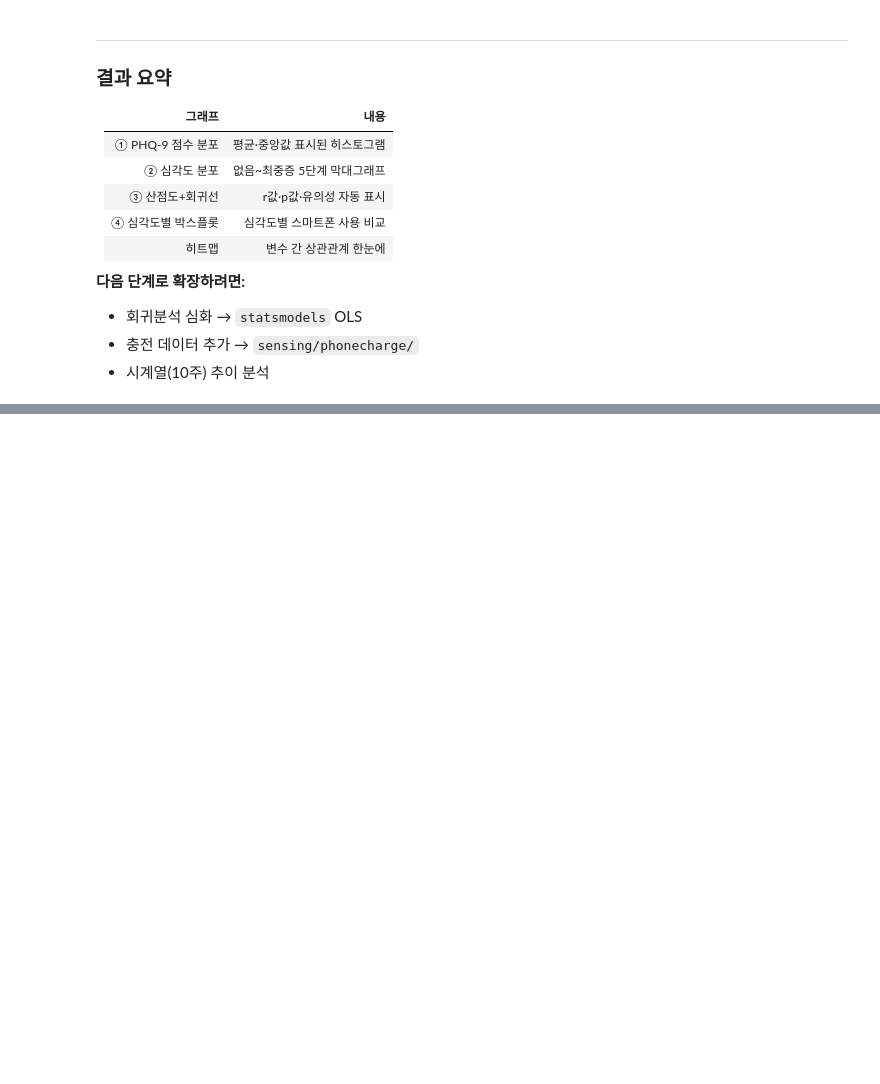
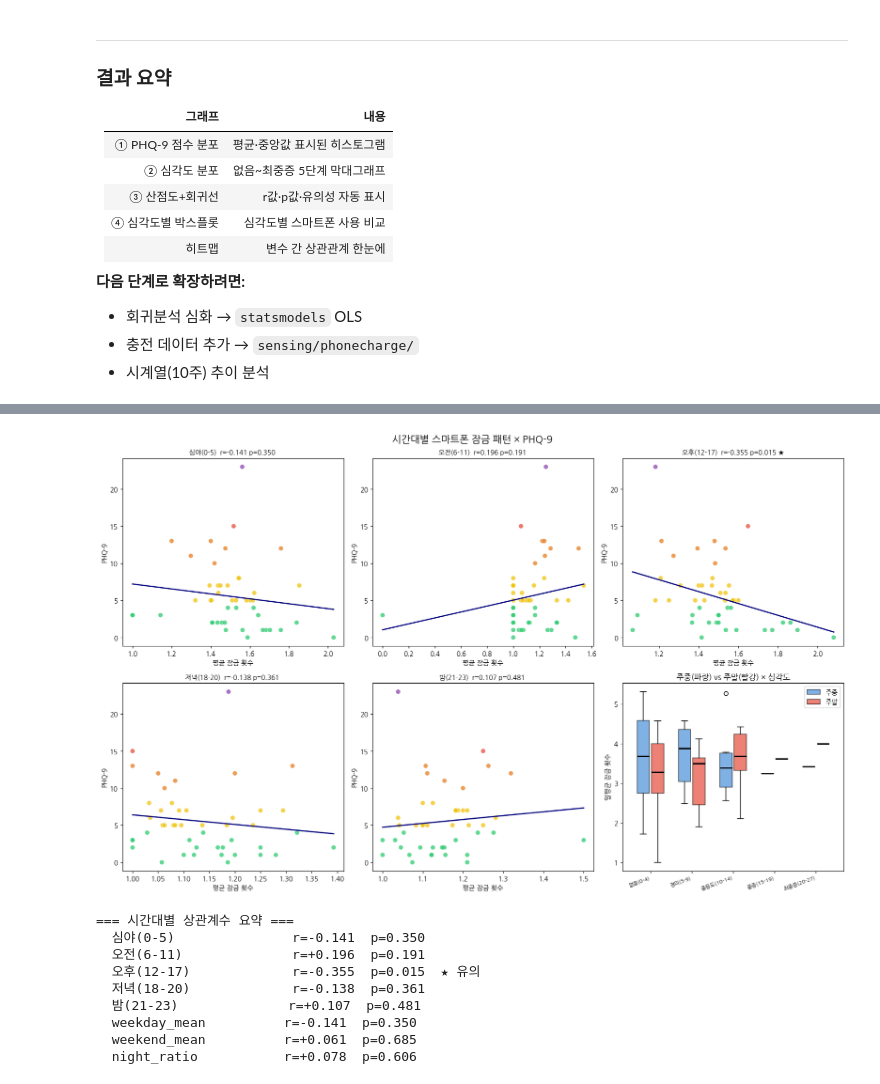
Before and after one commit to runmc3812/Healthcare_Informatics_Integration-2026-, a Jupyter notebook: 2조/StudentLife_분석_코랩.ipynb, the cells around one changed output, grey strips where cells are left out. Drawn from its saved outputs; the diff is of its cells as text; code cells hidden in the pictures; blank space fills up the shorter version.

```diff
--- a/2조/StudentLife_분석_코랩.ipynb
+++ b/2조/StudentLife_분석_코랩.ipynb
@@ -287,0 +469,72 @@ print('\n✅ 모든 분석 완료!')
+# %%
+# 시간대별 시각화
+
+SEV_ORDER  = ['없음(0-4)', '경미(5-9)', '중등도(10-14)', '중증(15-19)', '최중증(20-27)']
+SEV_COLORS = {'없음(0-4)':'#2ECC71','경미(5-9)':'#F1C40F',
+              '중등도(10-14)':'#E67E22','중증(15-19)':'#E74C3C','최중증(20-27)':'#8E44AD'}
+
+fig, axes = plt.subplots(2, 3, figsize=(16, 10))
+fig.suptitle('시간대별 스마트폰 잠금 패턴 × PHQ-9', fontsize=15, fontweight='bold')
+
+slots = ['심야(0-5)', '오전(6-11)', '오후(12-17)', '저녁(18-20)', '밤(21-23)']
+
+# ── 그래프 1~5: 시간대별 산점도 + 상관계수
+for i, slot in enumerate(slots):
+    ax = axes[i//3][i%3]
+    if slot not in ext.columns:
+        ax.set_visible(False)
+        continue
+    x, y = ext[slot], ext['phq9_total']
+    if x.std() == 0:
+        ax.set_visible(False)
+        continue
+    slope, intercept, r, p, _ = sp_stats.linregress(x, y)
+    c_list = ext['severity'].map(SEV_COLORS)
+    ax.scatter(x, y, c=c_list, s=50, alpha=0.75, edgecolors='white', lw=0.5)
+    xr = np.linspace(x.min(), x.max(), 100)
+    ax.plot(xr, slope*xr+intercept, color='navy', lw=1.8)
+    sig = '★' if p < 0.05 else ''
+    ax.set_title(f'{slot}  r={r:.3f} p={p:.3f} {sig}', fontsize=10)
+    ax.set_xlabel('평균 잠금 횟수'); ax.set_ylabel('PHQ-9')
+
+# ── 그래프 6: 주중 vs 주말 × 심각도 박스플롯
+ax = axes[1][2]
+present = [s for s in SEV_ORDER if s in ext['severity'].values]
+x_pos = np.arange(len(present))
+w = 0.35
+weekday_vals = [ext[ext['severity']==s]['weekday_mean'].values for s in present]
+weekend_vals = [ext[ext['severity']==s]['weekend_mean'].values for s in present]
+bp1 = ax.boxplot(weekday_vals, positions=x_pos-w/2, widths=0.3, patch_artist=True,
+                 medianprops=dict(color='black', lw=2))
+bp2 = ax.boxplot(weekend_vals, positions=x_pos+w/2, widths=0.3, patch_artist=True,
+                 medianprops=dict(color='black', lw=2))
+for patch in bp1['boxes']: patch.set_facecolor('#4A90D9'); patch.set_alpha(0.7)
+for patch in bp2['boxes']: patch.set_facecolor('#E74C3C'); patch.set_alpha(0.7)
+ax.set_xticks(x_pos)
+ax.set_xticklabels(present, rotation=20, ha='right', fontsize=8)
+ax.set_ylabel('일평균 잠금 횟수')
+ax.set_title('주중(파랑) vs 주말(빨강) × 심각도')
+ax.legend([bp1['boxes'][0], bp2['boxes'][0]], ['주중', '주말'], loc='upper right')
+
+plt.tight_layout()
+plt.savefig('시간대별_분석.png', bbox_inches='tight')
+plt.show()
+
+# 상관계수 요약 출력
+print('\n=== 시간대별 상관계수 요약 ===')
+for slot in slots + ['weekday_mean', 'weekend_mean', 'night_ratio']:
+    if slot in ext.columns and ext[slot].std() > 0:
+        r, p = sp_stats.pearsonr(ext[slot], ext['phq9_total'])
+        sig = '★ 유의' if p < 0.05 else ''
+        print(f'  {slot:20s}  r={r:+.3f}  p={p:.3f}  {sig}')
+# %% [output]
+[figure, added]
+=== 시간대별 상관계수 요약 ===
+  심야(0-5)               r=-0.141  p=0.350
+  오전(6-11)              r=+0.196  p=0.191
+  오후(12-17)             r=-0.355  p=0.015  ★ 유의
+  저녁(18-20)             r=-0.138  p=0.361
+  밤(21-23)              r=+0.107  p=0.481
+  weekday_mean          r=-0.141  p=0.350
+  weekend_mean          r=+0.061  p=0.685
+  night_ratio           r=+0.078  p=0.606
```
Also changed, not shown: parts of 17 cells of this notebook.
